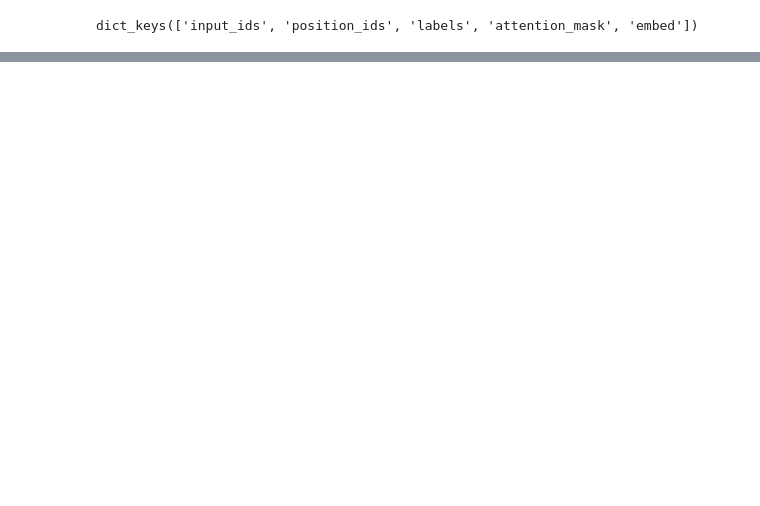
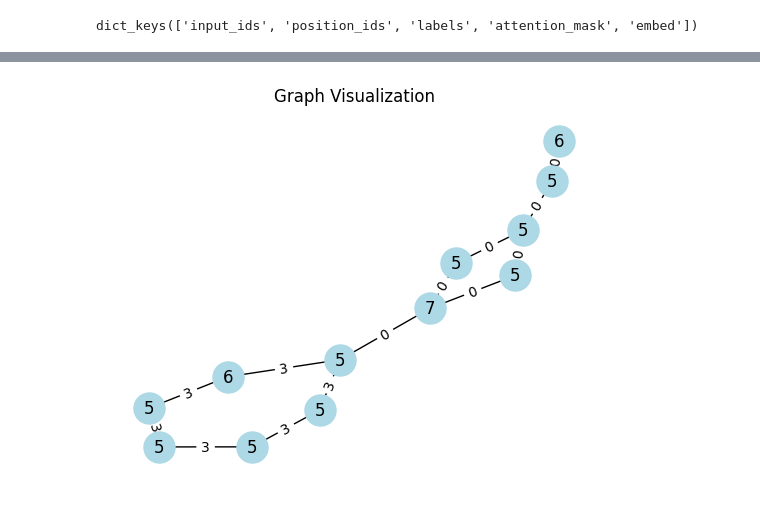
Before and after one commit to yangzhang33/graph-gpt, a Jupyter notebook: notebook_generation.ipynb, the cells around one changed output, grey strips where cells are left out. Cells and saved outputs as stored; diff of their text form; code cells hidden in the pictures; blank space fills up the shorter version.

```diff
--- a/notebook_generation.ipynb
+++ b/notebook_generation.ipynb
@@ -823,0 +826,5 @@ torch.Size([1, 45, 13])
+# %%
+from src.utils.my_utiles import remove_zero_rows
+generated = remove_zero_rows(generated)
+print(generated)
+print(generated.shape)
@@ -833,12 +861,14 @@ from src.utils.my_utiles import convert_labels_to_tokens
 # Example usage
 # Assuming `reshaped_labels` contains the predicted label IDs of shape [1, 24, 13]
 tokens = convert_labels_to_tokens(generated, vocab)
-
+print("tokens.shape:", np.array(tokens).shape)
 # Optional: Reshape tokens back to the original structure for visualization
+# tokens_reshaped = [
+#     [tokens[i * 13 + j] for j in range(13)] for i in range(tensor_inputs["labels"].shape[1])
+# ]
 tokens_reshaped = [
-    [tokens[i * 13 + j] for j in range(13)] for i in range(tensor_inputs["labels"].shape[1])
+    [tokens[i * 13 + j] for j in range(13)] for i in range(generated.shape[1])
 ]
-
 print(generated.shape)
 # Print tokens
 print(np.array(tokens_reshaped).shape)
@@ -847,0 +894,5 @@ KeyError: 0
+# %%
+print(np.array(tokens_reshaped).shape)
+tokens_reshaped = tokens_reshaped[:-1]
+print(np.array(tokens_reshaped).shape)
+pprint(tokens_reshaped)
@@ -847,0 +917,6 @@ KeyError: 0
+# %%
+from src.utils.my_utiles import token_to_graph
+graph_x, graph_edge_index, graph_edge_attr = token_to_graph(tokens_reshaped)
+print("Node Features:", graph_x)
+print("Edge Index:", graph_edge_index)
+print("Edge Attributes:", graph_edge_attr)
@@ -847,0 +941,5 @@ KeyError: 0
+# %%
+from src.utils.my_utiles import plot_graph
+plot_graph(graph_x, graph_edge_index, graph_edge_attr)
+# %% [output]
+[figure, added]
```
Also changed, not shown: parts of 27 cells of this notebook, 4 other files.
